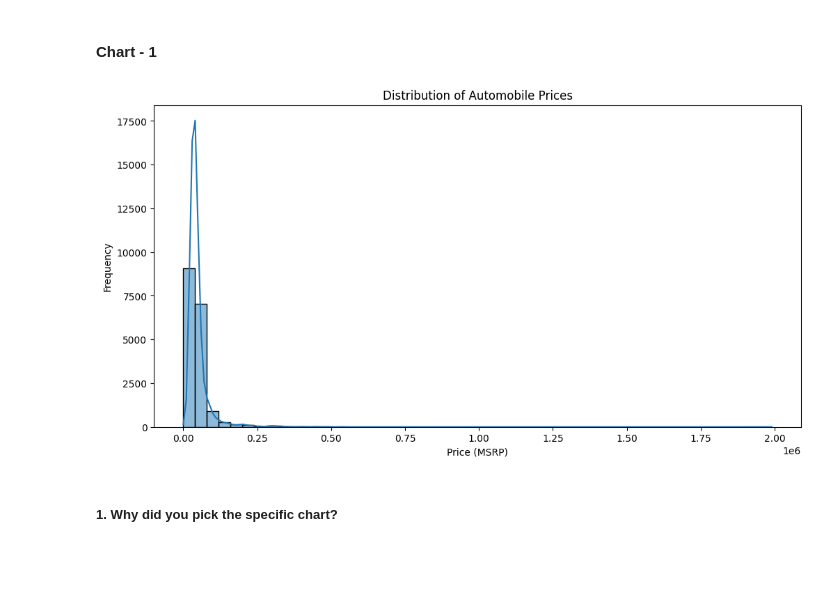
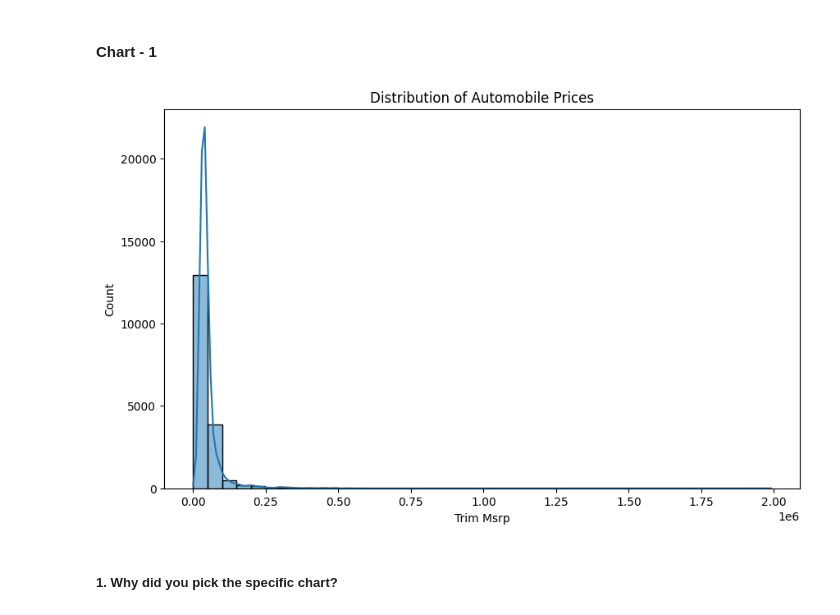
Before and after one commit to rajat805/rajat805, a Jupyter notebook: Copy_of_Sample_EDA_Submission_Template.ipynb, the cells around one changed output. Saved outputs shown, nothing was run; the diff lists cells and outputs as text; code cells hidden in the pictures; blank space fills up the shorter version.

```diff
--- a/Copy_of_Sample_EDA_Submission_Template.ipynb
+++ b/Copy_of_Sample_EDA_Submission_Template.ipynb
@@ -503,24 +503,12 @@ The data wrangling process improved the quality of the dataset and prepared it f
 # %% [markdown]
 #### Chart - 1
 # %%
-# Chart - 1 visualization code
-# Chart 1: Distribution of Automobile Prices
-
-plt.figure(figsize=(12,6))
-
-sns.histplot(
-    df['Trim Msrp'],
-    bins=50,
-    kde=True
-)
-
+plt.figure(figsize=(10,6))
+sns.histplot(df['Trim Msrp'], bins=40, kde=True)
 plt.title('Distribution of Automobile Prices')
-plt.xlabel('Price (MSRP)')
-plt.ylabel('Frequency')
-
 plt.show()
 # %% [output]
-[figure, old version]
+[figure, new version]
 # %% [markdown]
 ##### 1. Why did you pick the specific chart?
 # %% [markdown]
```
Also changed, not shown: parts of 39 cells of this notebook.
